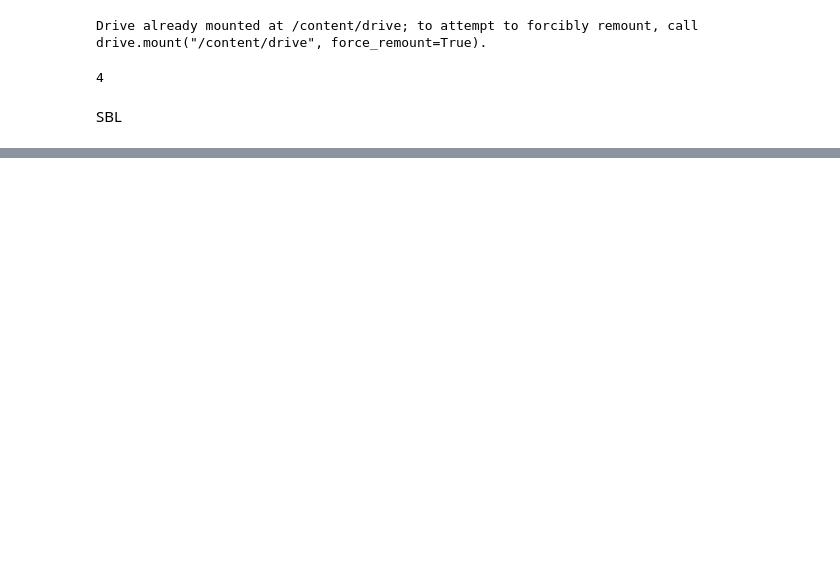
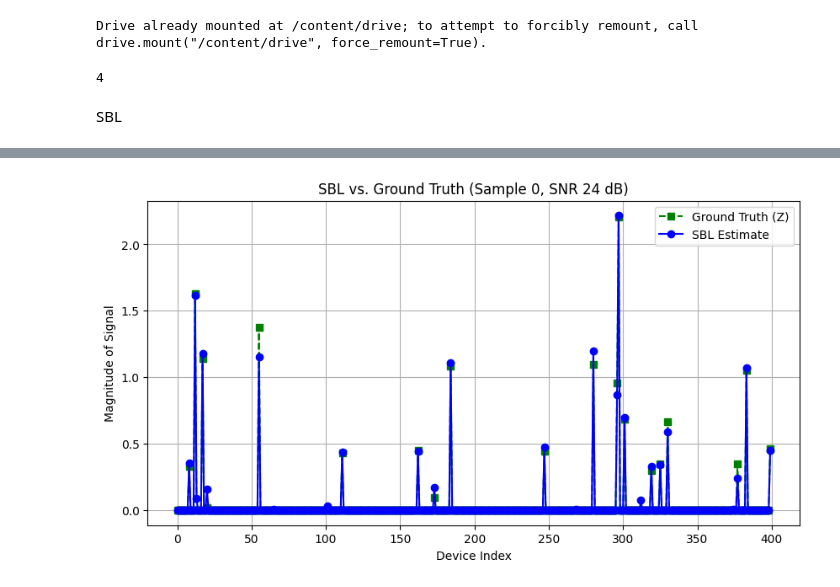
Before and after one commit to dilanka-perera/casbl-for-jadce-in-mtc, a Jupyter notebook: Results.ipynb, the cells around one changed output, grey strips where cells are left out. Cells and saved outputs as stored; diff of their text form; code cells hidden in the pictures; blank space fills up the shorter version.

```diff
--- a/Results.ipynb
+++ b/Results.ipynb
@@ -58,18 +58,14 @@ def sbl_mmv(A, y, N, sig2e, Tau_p, max_iter_sbl=500, stopping_criterion=1e-4):
 
     # Iteration over the maximum number of iterations
     for t in range(max_iter_sbl):
-        # Compute Sigma_y
-        Sigma_y = A @ Gamma @ A.T + sig2e * np.eye(Tau_p)
-
-        # Use Cholesky decomposition for numerical stability in inversion
-        Sigma_y_inv = np.linalg.inv(Sigma_y)
-
         # Compute mean and covariance of x
-        mu_x = Gamma @ A.T @ Sigma_y_inv @ y
-        Sigma_x = Gamma - Gamma @ A.T @ Sigma_y_inv @ A @ Gamma
+        Gamma_inv = np.linalg.solve(Gamma, np.eye(Gamma.shape[0]))
+        Sigma_x_inv = (1/sig2e) * A.conj().T @ A + Gamma_inv
+        Sigma_x = np.linalg.solve(Sigma_x_inv, np.eye(Sigma_x_inv.shape[0], dtype=np.complex128))
+        mu_x = (1/sig2e) * Sigma_x @ A.conj().T @ y
 
         # Update gamma values (vectorized for efficiency)
-        gamma_new = (np.linalg.norm(mu_x, axis=1)**2) / M + np.diag(Sigma_x)
+        gamma_new = (np.linalg.norm(mu_x, axis=1) ** 2) / M + np.real(np.diag(Sigma_x))  # Ensure real values
 
         # Check for convergence
         if np.linalg.norm(gamma_new - np.diag(Gamma)) < stopping_criterion:
@@ -77,13 +73,13 @@ def sbl_mmv(A, y, N, sig2e, Tau_p, max_iter_sbl=500, stopping_criterion=1e-4):
             break
 
         # Update Gamma
-        Gamma = np.diag(gamma_new)
+        Gamma = np.diagflat(gamma_new)
 
     return mu_x, np.diag(Gamma)  # Final estimates
 # %%
 # Placeholder arrays for SBL results
-sbl = np.zeros((num_samples, len(snr_db_array), device_count, M), dtype=np.complex128)  # SBL results
-gamma_sbl = np.zeros((num_samples, len(snr_db_array), device_count), dtype=np.complex128)  # SBL gamma values
+Z_sbl = np.zeros((num_samples, len(snr_db_array), device_count, M), dtype=np.complex128)  # SBL results
+gamma_sbl = np.zeros((num_samples, len(snr_db_array), device_count), dtype=bool)  # SBL gamma values
 hit_rate_sbl = np.zeros((num_samples, len(snr_db_array)))  # Hit rate for SBL
 miss_detection_rate_sbl = np.zeros((num_samples, len(snr_db_array)))  # Miss detection rate for SBL
 false_alarm_rate_sbl = np.zeros((num_samples, len(snr_db_array)))  # False alarm rate for SBL
@@ -106,11 +102,12 @@ for sample_index in tqdm(range(num_samples), desc="Processing Samples", position
         noise_power = signal_power / snr
 
         # Apply SBL algorithm for the current sample and SNR level
-        sbl_result, gamma_result = sbl_mmv(theta, received_signal, device_count, noise_power, seq_length)
+        Z_result, gamma_result = sbl_mmv(theta, received_signal, device_count, noise_power, seq_length)
 
         # Store the results
-        sbl[sample_index, snr_index, :, :] = sbl_result
-        gamma_sbl[sample_index, snr_index, :] = gamma_result
+        Z_sbl[sample_index, snr_index, :, :] = Z_result
+        gamma_result_bool =  gamma_result > 0.05
+        gamma_sbl[sample_index, snr_index, :] = gamma_result_bool
 
         # Avoid division by zero in hit/miss/false alarm rate calculations
         active_devices = np.sum(gamma == 1)  # True active devices
@@ -118,20 +115,20 @@ for sample_index in tqdm(range(num_samples), desc="Processing Samples", position
 
         # Calculate the hit rate for SBL
         hit_rate_sbl[sample_index, snr_index] = (
-            100 * np.sum((gamma_result == 1) & (gamma == 1)) / active_devices if active_devices > 0 else 0
+            100 * np.sum((gamma_result_bool == 1) & (gamma == 1)) / active_devices if active_devices > 0 else 0
         )
 
         # Calculate the miss detection rate for SBL
         miss_detection_rate_sbl[sample_index, snr_index] = (
-            100 * np.sum((gamma_result == 0) & (gamma == 1)) / active_devices if active_devices > 0 else 0
+            100 * np.sum((gamma_result_bool == 0) & (gamma == 1)) / active_devices if active_devices > 0 else 0
         )
 
         # Calculate the false alarm rate for SBL
         false_alarm_rate_sbl[sample_index, snr_index] = (
-            100 * np.sum((gamma_result == 1) & (gamma == 0)) / inactive_devices if inactive_devices > 0 else 0
+            100 * np.sum((gamma_result_bool == 1) & (gamma == 0)) / inactive_devices if inactive_devices > 0 else 0
         )
 
         # Calculate the normalized MSE for SBL
         norm_mse_sbl[sample_index, snr_index] = (
-            np.linalg.norm(Z - sbl_result)**2 / max(1e-10, np.linalg.norm(Z)**2)
+            np.linalg.norm(Z - Z_result)**2 / max(1e-10, np.linalg.norm(Z)**2)
         )  # Avoid division by zero
@@ -208,7 +225,7 @@ def plot_sbl_vs_ground_truth(sbl_results, Z, sample_index, snr_index, snr_value)
     plt.figure(figsize=(10, 5))
 
     # Ground truth (Z)
-    plt.plot(np.abs(Z[sample_index,:,1]), marker='s', linestyle='--', color='g', label="Ground Truth (Z)")
+    plt.plot(np.abs(Z[sample_index,:,0]), marker='s', linestyle='--', color='g', label="Ground Truth (Z)")
 
     # SBL Estimated Signal
     plt.plot(np.abs(sbl_results[sample_index, snr_index, :, 0]), marker='o', linestyle='-', color='b', label="SBL Estimate")
@@ -221,7 +238,9 @@ def plot_sbl_vs_ground_truth(sbl_results, Z, sample_index, snr_index, snr_value)
     plt.show()
 # %%
 sample_index = 0  # Choose a specific sample
-snr_index = 2  # Choose a specific SNR index
+snr_index = 5  # Choose a specific SNR index
 snr_value = snr_db_array[snr_index]
 
-plot_sbl_vs_ground_truth(sbl, all_Z, sample_index, snr_index, snr_value)
+plot_sbl_vs_ground_truth(Z_sbl, all_Z, sample_index, snr_index, snr_value)
+# %% [output]
+[figure, added]
```
Also changed, not shown: parts of 7 cells of this notebook, 10 other files.
